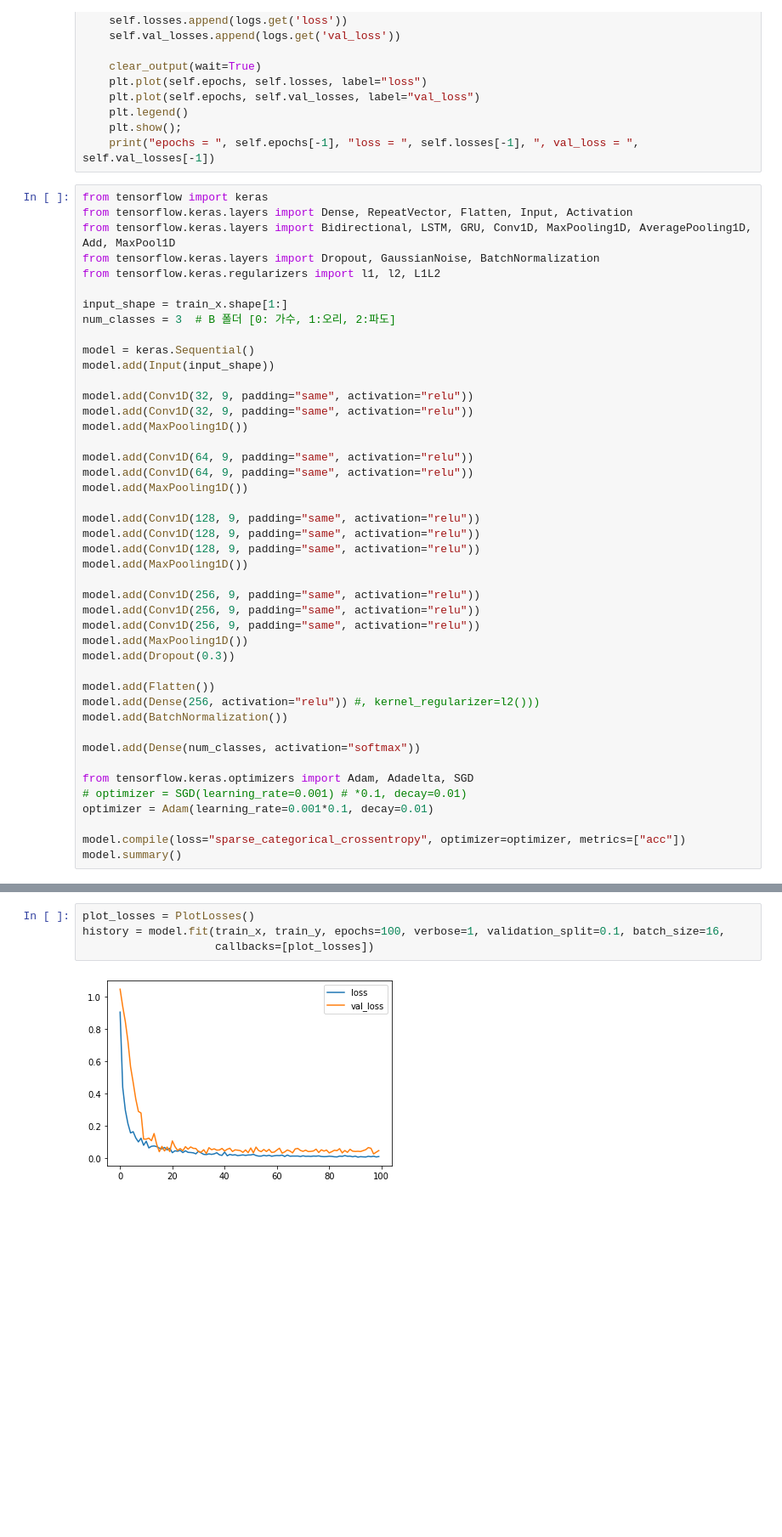
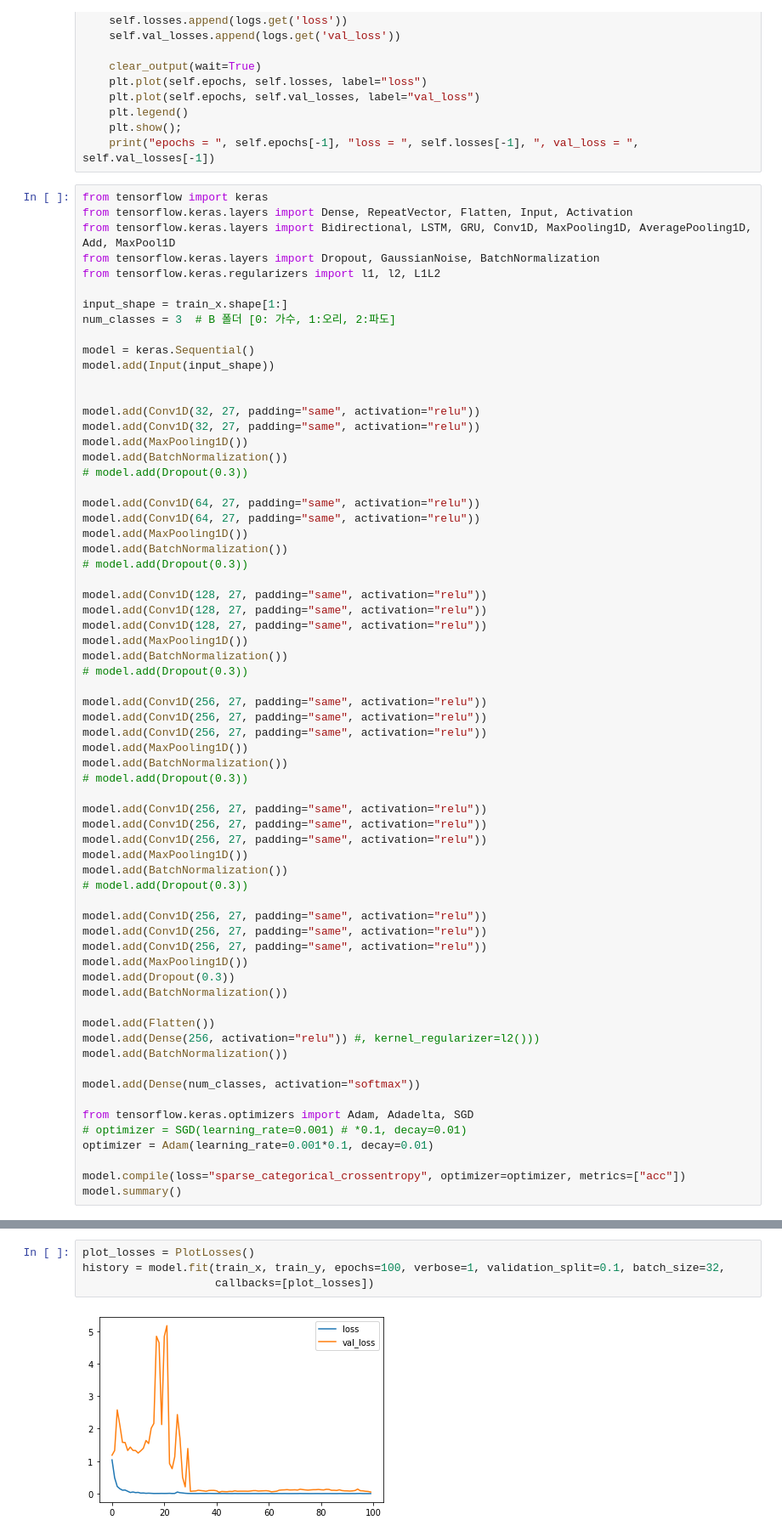
Before and after one commit to YeojinKim03/With-GANADA, a Jupyter notebook: code/audio_classification_B.ipynb, the cells around one changed output, grey strips where cells are left out. Shown: that part at 85% size. Saved outputs shown, nothing was run; the diff lists cells and outputs as text; blank space fills up the shorter version.

Commit message:
모델 변경 & 재생성 (Batch Normalization 여러번 추가. acc:97%)

```diff
--- a/code/audio_classification_B.ipynb
+++ b/code/audio_classification_B.ipynb
@@ -266,24 +266,46 @@ num_classes = 3  # B 폴더 [0: 가수, 1:오리, 2:파도]
 model = keras.Sequential()
 model.add(Input(input_shape))
 
-model.add(Conv1D(32, 9, padding="same", activation="relu"))
-model.add(Conv1D(32, 9, padding="same", activation="relu"))
+
+model.add(Conv1D(32, 27, padding="same", activation="relu"))
+model.add(Conv1D(32, 27, padding="same", activation="relu"))
 model.add(MaxPooling1D())
+model.add(BatchNormalization())
+# model.add(Dropout(0.3))
 
-model.add(Conv1D(64, 9, padding="same", activation="relu"))
-model.add(Conv1D(64, 9, padding="same", activation="relu"))
+model.add(Conv1D(64, 27, padding="same", activation="relu"))
+model.add(Conv1D(64, 27, padding="same", activation="relu"))
 model.add(MaxPooling1D())
+model.add(BatchNormalization())
+# model.add(Dropout(0.3))
 
-model.add(Conv1D(128, 9, padding="same", activation="relu"))
-model.add(Conv1D(128, 9, padding="same", activation="relu"))
-model.add(Conv1D(128, 9, padding="same", activation="relu"))
+model.add(Conv1D(128, 27, padding="same", activation="relu"))
+model.add(Conv1D(128, 27, padding="same", activation="relu"))
+model.add(Conv1D(128, 27, padding="same", activation="relu"))
 model.add(MaxPooling1D())
+model.add(BatchNormalization())
+# model.add(Dropout(0.3))
 
-model.add(Conv1D(256, 9, padding="same", activation="relu"))
-model.add(Conv1D(256, 9, padding="same", activation="relu"))
-model.add(Conv1D(256, 9, padding="same", activation="relu"))
+model.add(Conv1D(256, 27, padding="same", activation="relu"))
+model.add(Conv1D(256, 27, padding="same", activation="relu"))
+model.add(Conv1D(256, 27, padding="same", activation="relu"))
+model.add(MaxPooling1D())
+model.add(BatchNormalization())
+# model.add(Dropout(0.3))
+
+model.add(Conv1D(256, 27, padding="same", activation="relu"))
+model.add(Conv1D(256, 27, padding="same", activation="relu"))
+model.add(Conv1D(256, 27, padding="same", activation="relu"))
+model.add(MaxPooling1D())
+model.add(BatchNormalization())
+# model.add(Dropout(0.3))
+
+model.add(Conv1D(256, 27, padding="same", activation="relu"))
+model.add(Conv1D(256, 27, padding="same", activation="relu"))
+model.add(Conv1D(256, 27, padding="same", activation="relu"))
 model.add(MaxPooling1D())
 model.add(Dropout(0.3))
+model.add(BatchNormalization())
 
 model.add(Flatten())
 model.add(Dense(256, activation="relu")) #, kernel_regularizer=l2()))
@@ -317,7 +339,7 @@ Non-trainable params: 512
 _________________________________________________________________
 # %%
 plot_losses = PlotLosses()
-history = model.fit(train_x, train_y, epochs=100, verbose=1, validation_split=0.1, batch_size=16,
+history = model.fit(train_x, train_y, epochs=100, verbose=1, validation_split=0.1, batch_size=32,
                     callbacks=[plot_losses])
 # %% [output]
-[figure, old version]
+[figure, new version]
```
Also changed, not shown: parts of 9 cells of this notebook.
